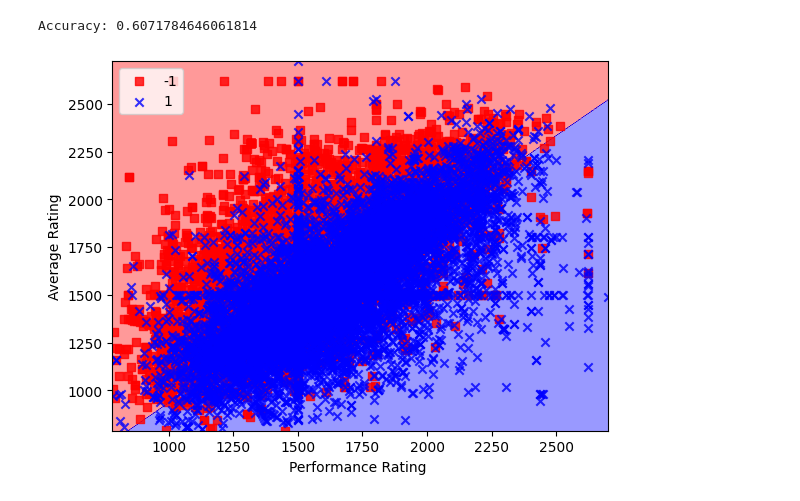
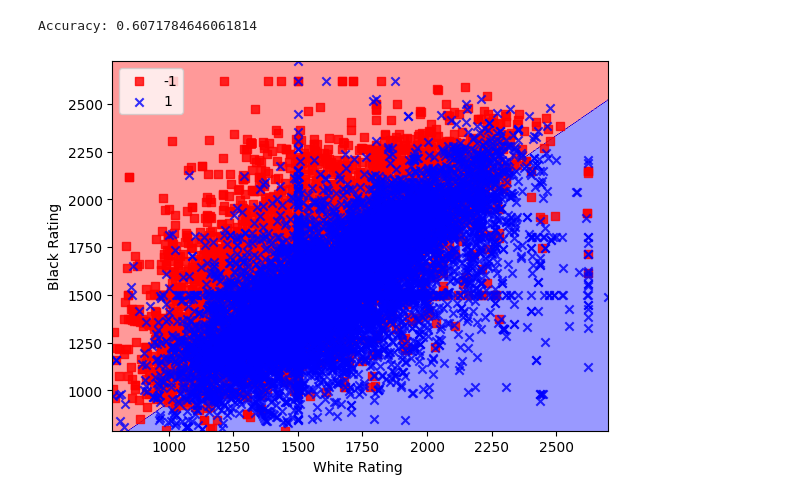
Before and after one commit to Harshavardhan123-cloud/ML, a Jupyter notebook: SLP.ipynb, the cells around one changed output. Saved outputs shown, nothing was run; the diff lists cells and outputs as text; code cells hidden in the pictures.

```diff
--- a/SLP.ipynb
+++ b/SLP.ipynb
@@ -157,9 +157,9 @@ def plot_decision_regions(X, y, classifier, resolution=0.2):
         plt.scatter(x=X[y == cl, 0], y=X[y == cl, 1], alpha=0.8, c=[cmap(idx)], marker=markers_list[idx], label=cl)
 # %%
 plot_decision_regions(X, y, classifier=pn)
-plt.xlabel('Performance Rating ')
-plt.ylabel('Average Rating')
+plt.xlabel('White Rating ')
+plt.ylabel('Black Rating')
 plt.legend(loc = 'upper left')
 plt.show()
 # %% [output]
-[figure, old version]
+[figure, new version]
```
Also changed, not shown: parts of 1 cell of this notebook.
